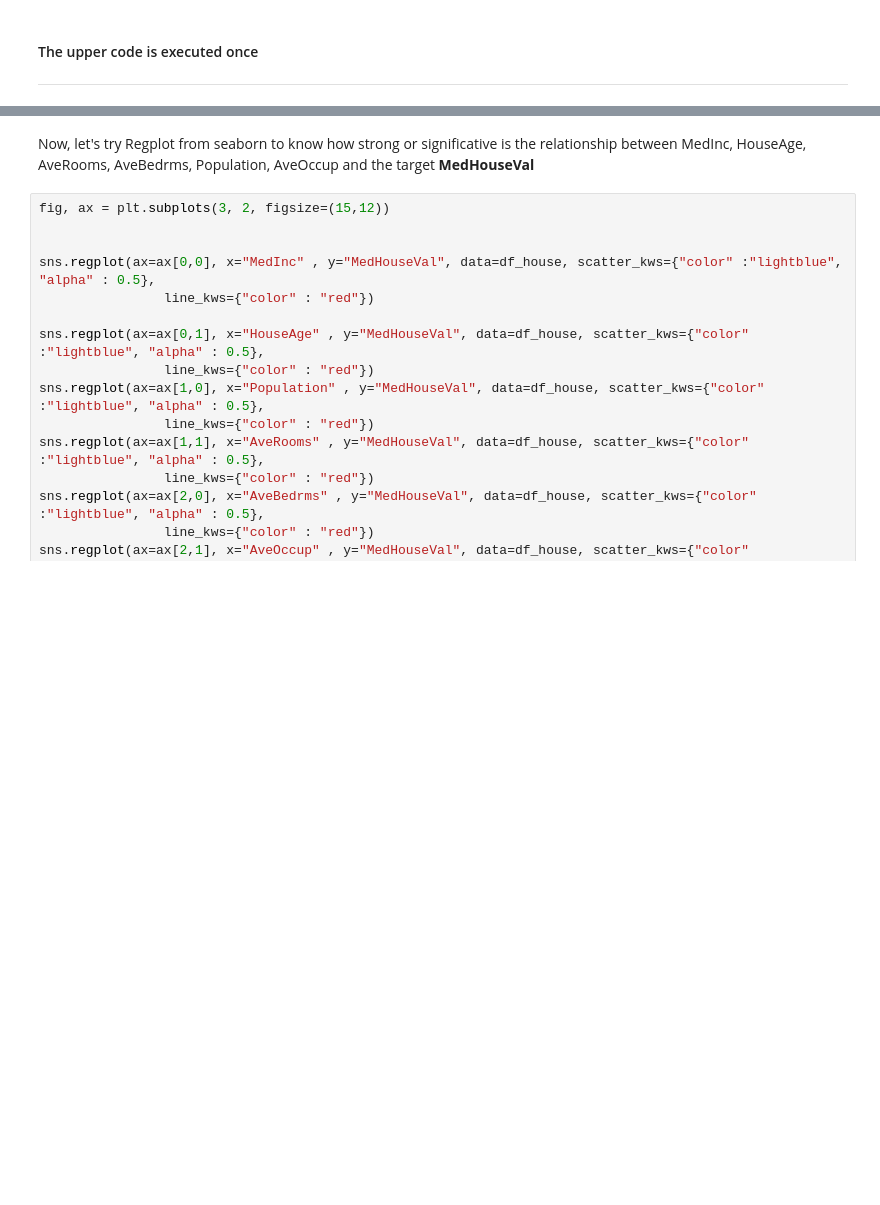
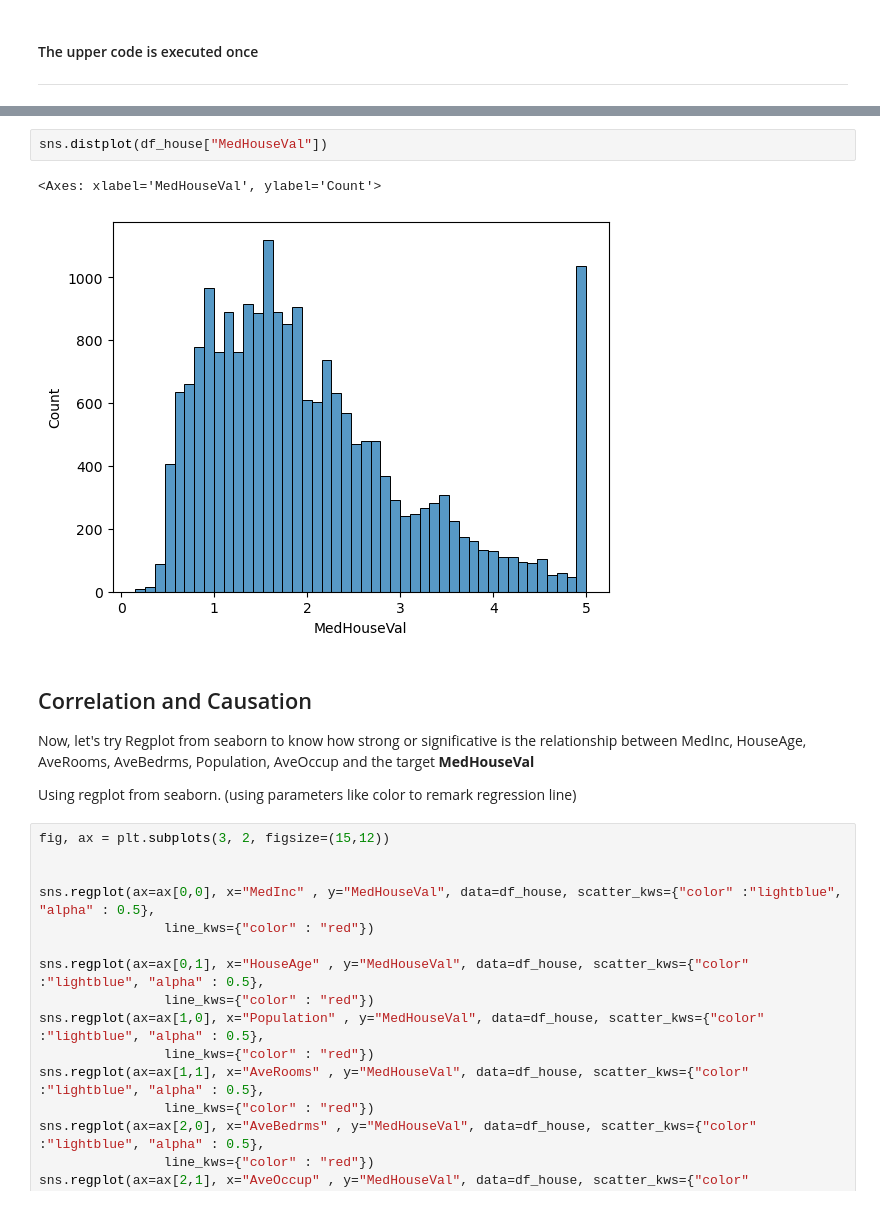
Before and after one commit to irenediaz1974/Portfolio2023, a Jupyter notebook: Regression Project/Data_analysis.ipynb, the cells around one changed output, grey strips where cells are left out. Drawn from its saved outputs; the diff is of its cells as text; blank space fills up the shorter version.

```diff
--- a/Regression Project/Data_analysis.ipynb
+++ b/Regression Project/Data_analysis.ipynb
@@ -129,7 +166,14 @@ sns.histplot(MedInc)
+# %%
+sns.distplot(df_house["MedHouseVal"])
+# %% [output]
+<Axes: xlabel='MedHouseVal', ylabel='Count'>
+[figure, added]
 # %% [markdown]
 
-<p> Now, let's try Regplot from seaborn to know how strong or significative is the relationship between MedInc, HouseAge, AveRooms,	AveBedrms,	Population,	AveOccup and the target <b>MedHouseVal</b>
-</p>
+## Correlation and Causation <a name="correlation_causation"></a>
+Now, let's try Regplot from seaborn to know how strong or significative is the relationship between MedInc, HouseAge, AveRooms,	AveBedrms,	Population,	AveOccup and the target **MedHouseVal**
+
+Using regplot from seaborn. (using parameters like color to remark regression line)
 # %%
 fig, ax = plt.subplots(3, 2, figsize=(15,12))
 
```
Also changed, not shown: parts of 25 cells of this notebook.
